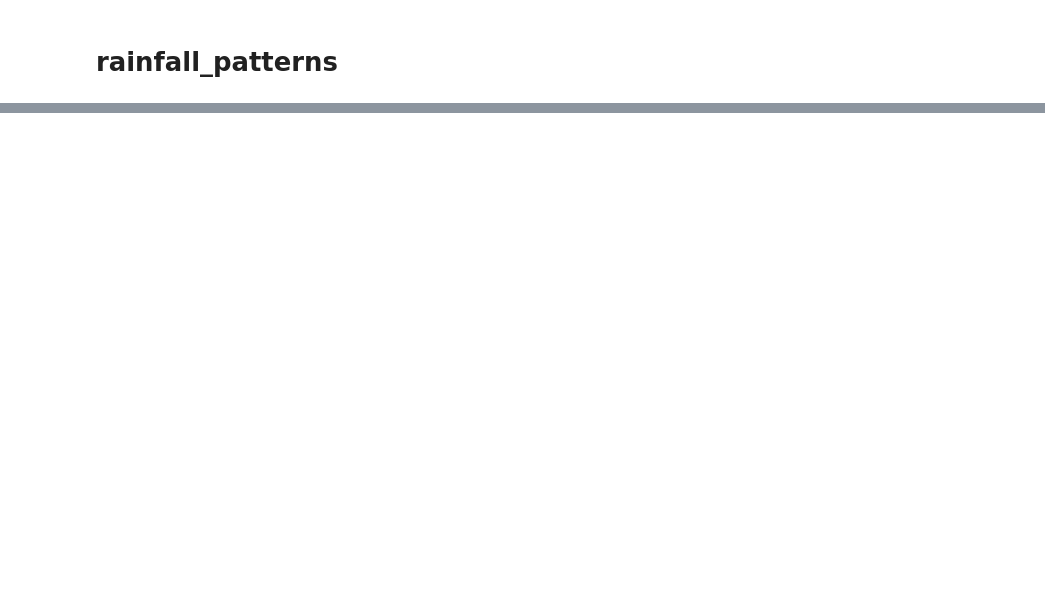
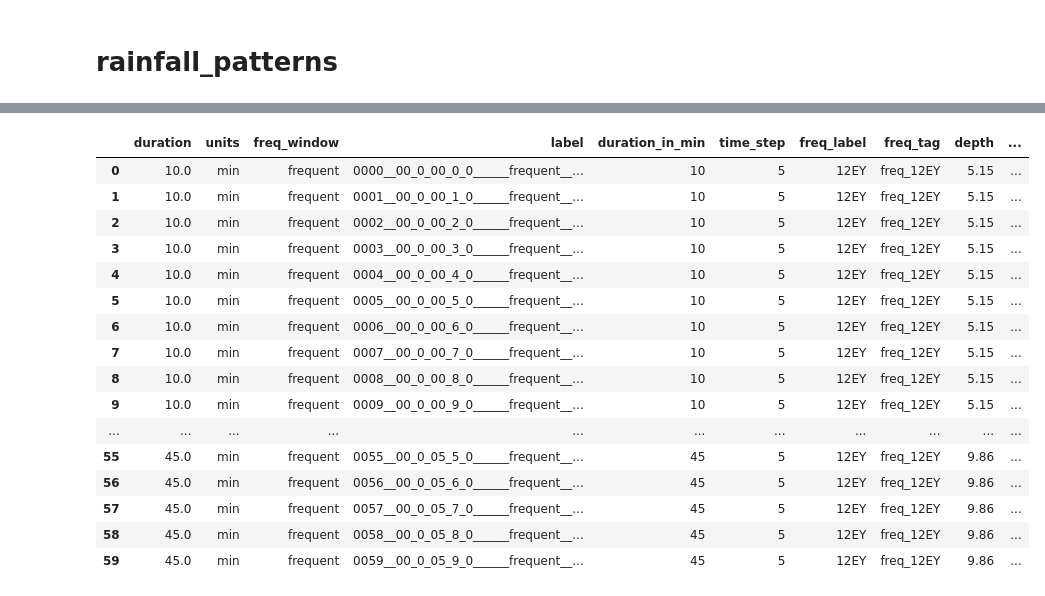
Before and after one commit to Holger-Paxi/Flood_Estimation, a Jupyter notebook: Assignment_3__1st.ipynb, the cells around one changed output, grey strips where cells are left out. Cells and saved outputs as stored; diff of their text form; code cells hidden in the pictures; blank space fills up the shorter version.

```diff
--- a/Assignment_3__1st.ipynb
+++ b/Assignment_3__1st.ipynb
@@ -1132,0 +931,33 @@ for ind in rain_timeseries.index:
+# %%
+def run_swmm(arg_inp_dir, arg_parquet_dir, arg_link, arg_label):
+
+    model = '{}inp_file__{}.inp'.format(arg_inp_dir, arg_label)
+
+    with Simulation(inputfile=model) as sim:
+        link_sim = Links(model=sim)[arg_link]
+        time_stamp = []
+        flow_rate = []
+        for ind2, step in enumerate(sim):
+            time_stamp.append(sim.current_time)
+            flow_rate.append(link_sim.flow)
+
+        time_stamp = pd.Series(data=time_stamp, name='time_stamp')
+        flow_rate = pd.Series(data=flow_rate, name='flow_rate')
+        flow_rate_sim = pd.concat(objs=[time_stamp, flow_rate], axis=1)
+        flow_rate_sim = flow_rate_sim[((flow_rate_sim.time_stamp.dt.minute %5 == 0)&(flow_rate_sim.time_stamp.dt.second == 0)) == True]
+        flow_rate_sim.reset_index(drop=True, inplace=True)
+        flow_rate_sim.to_parquet(path='{}flow_rate__{}.parquet'.format(arg_parquet_dir, arg_label))
+        return flow_rate_sim.flow_rate.max()
+# %%
+def run_multiprocessing(arg_df_label, arg_n_core=n_core, arg_max_tasks_per_child=100):
+
+    n_task = len(arg_df_label)
+    n_task_per_chunk = math.ceil(n_task/arg_n_core)
+
+    with mp.Pool(processes=arg_n_core, maxtasksperchild=arg_max_tasks_per_child) as pool:
+        outflow = [ind for ind in pool.starmap(func=run_swmm, iterable=arg_df_label, chunksize=n_task_per_chunk)]
+
+    return pd.Series(data=outflow, name='max_flow_rate')
+# %%
+rain_data['max_flow_rate'] = run_multiprocessing([(inp_file_dir, flow_rate_dir, link_to_get_results, ind) for ind in rain_data.label.to_list()], n_core)
+rain_data
@@ -1132,0 +978,4 @@ for ind in rain_timeseries.index:
+# %%
+rain_data.drop(columns='time_series', inplace=True)
+rain_data.to_parquet(path='{}max_outflow.parquet'.format(output_dir))
+rain_data
@@ -1132,0 +1117,22 @@ for ind in rain_timeseries.index:
+# %%
+a = 0
+b = 60
+rain_data.iloc[a:a+b]
+# %% [output]
+|  | duration | units | freq_window | label | duration_in_min | time_step | freq_label | freq_tag | depth | ... |
+| 0 | 10.0 | min | frequent | 0000__00_0_00_0_0______frequent__... | 10 | 5 | 12EY | freq_12EY | 5.15 | ... |
+| 1 | 10.0 | min | frequent | 0001__00_0_00_1_0______frequent__... | 10 | 5 | 12EY | freq_12EY | 5.15 | ... |
+| 2 | 10.0 | min | frequent | 0002__00_0_00_2_0______frequent__... | 10 | 5 | 12EY | freq_12EY | 5.15 | ... |
+| 3 | 10.0 | min | frequent | 0003__00_0_00_3_0______frequent__... | 10 | 5 | 12EY | freq_12EY | 5.15 | ... |
+| 4 | 10.0 | min | frequent | 0004__00_0_00_4_0______frequent__... | 10 | 5 | 12EY | freq_12EY | 5.15 | ... |
+| 5 | 10.0 | min | frequent | 0005__00_0_00_5_0______frequent__... | 10 | 5 | 12EY | freq_12EY | 5.15 | ... |
+| 6 | 10.0 | min | frequent | 0006__00_0_00_6_0______frequent__... | 10 | 5 | 12EY | freq_12EY | 5.15 | ... |
+| 7 | 10.0 | min | frequent | 0007__00_0_00_7_0______frequent__... | 10 | 5 | 12EY | freq_12EY | 5.15 | ... |
+| 8 | 10.0 | min | frequent | 0008__00_0_00_8_0______frequent__... | 10 | 5 | 12EY | freq_12EY | 5.15 | ... |
+| 9 | 10.0 | min | frequent | 0009__00_0_00_9_0______frequent__... | 10 | 5 | 12EY | freq_12EY | 5.15 | ... |
+| ... | ... | ... | ... | ... | ... | ... | ... | ... | ... | ... |
+| 55 | 45.0 | min | frequent | 0055__00_0_05_5_0______frequent__... | 45 | 5 | 12EY | freq_12EY | 9.86 | ... |
+| 56 | 45.0 | min | frequent | 0056__00_0_05_6_0______frequent__... | 45 | 5 | 12EY | freq_12EY | 9.86 | ... |
+| 57 | 45.0 | min | frequent | 0057__00_0_05_7_0______frequent__... | 45 | 5 | 12EY | freq_12EY | 9.86 | ... |
+| 58 | 45.0 | min | frequent | 0058__00_0_05_8_0______frequent__... | 45 | 5 | 12EY | freq_12EY | 9.86 | ... |
+| 59 | 45.0 | min | frequent | 0059__00_0_05_9_0______frequent__... | 45 | 5 | 12EY | freq_12EY | 9.86 | ... |
```
Also changed, not shown: parts of 74 cells of this notebook, 3 other files.
